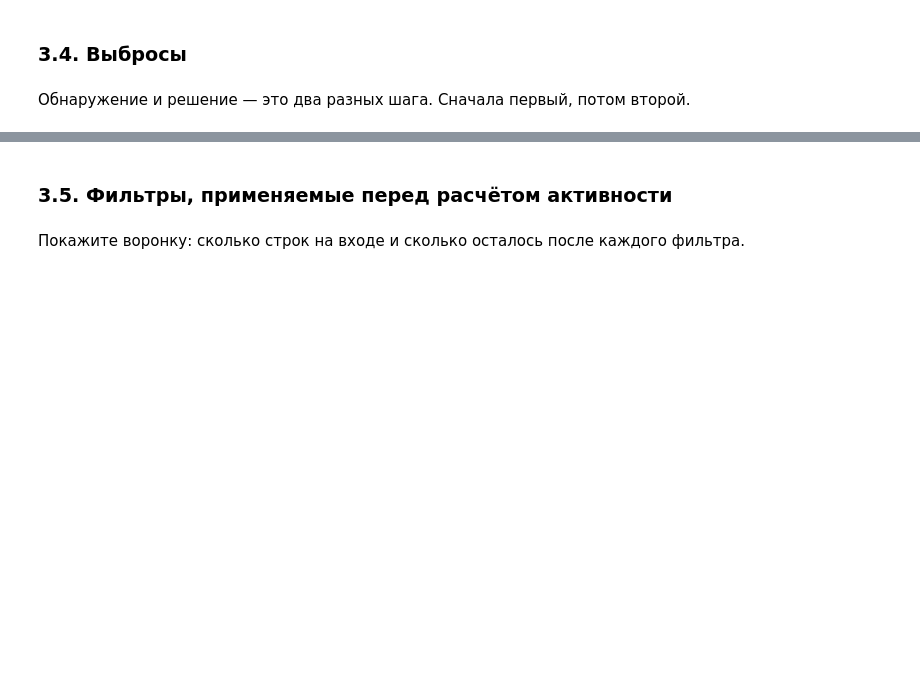
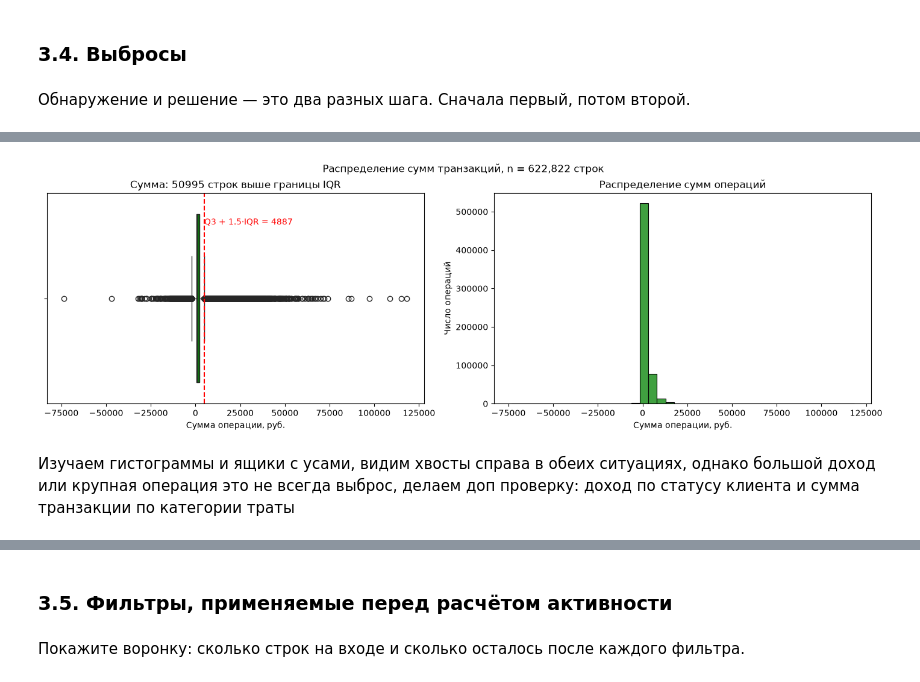
Before and after one commit to sonestos/Nikitenko_Sofya_Lab1, a Jupyter notebook: 01_analysis.ipynb, the cells around one changed output, grey strips where cells are left out. Cells and saved outputs as stored; diff of their text form; code cells hidden in the pictures; blank space fills up the shorter version.

Commit message:
обработка выбросов

```diff
--- a/01_analysis.ipynb
+++ b/01_analysis.ipynb
@@ -389,0 +462,24 @@ print(f"Прошли опрос: {clients['is_surveyed'].sum()} из {len(client
+# %%
+q = txn["amount"]
+q1, q3 = q.quantile([0.25, 0.75])
+upper_iqr = q3 + 1.5 * (q3 - q1)
+
+fig, axes = plt.subplots(1, 2, figsize=(14, 4.5), layout="constrained")
+
+sns.boxplot(x=q, ax=axes[0], color="green")
+axes[0].axvline(upper_iqr, color="red", ls="--")
+axes[0].annotate(f"Q3 + 1.5·IQR = {upper_iqr:.0f}", xy=(upper_iqr, -0.35), color="red")
+axes[0].set_title(f"Сумма: {(q > upper_iqr).sum()} строк выше границы IQR")
+axes[0].set_xlabel("Сумма операции, руб.")
+
+sns.histplot(txn["amount"], bins=40, ax=axes[1], color="green")
+axes[1].set_title("Распределение сумм операций")
+axes[1].set_xlabel("Сумма операции, руб.")
+axes[1].set_ylabel("Число операций")
+
+fig.suptitle(f"Распределение сумм транзакций, n = {len(txn):,} строк")
+plt.show()
+# %% [output]
+[figure, added]
+# %% [markdown]
+Изучаем гистограммы и ящики с усами, видим хвосты справа в обеих ситуациях, однако большой доход или крупная операция это не всегда выброс, делаем доп проверку: доход по статусу клиента и сумма транзакции по категории траты
```
Also changed, not shown: parts of 33 cells of this notebook.
